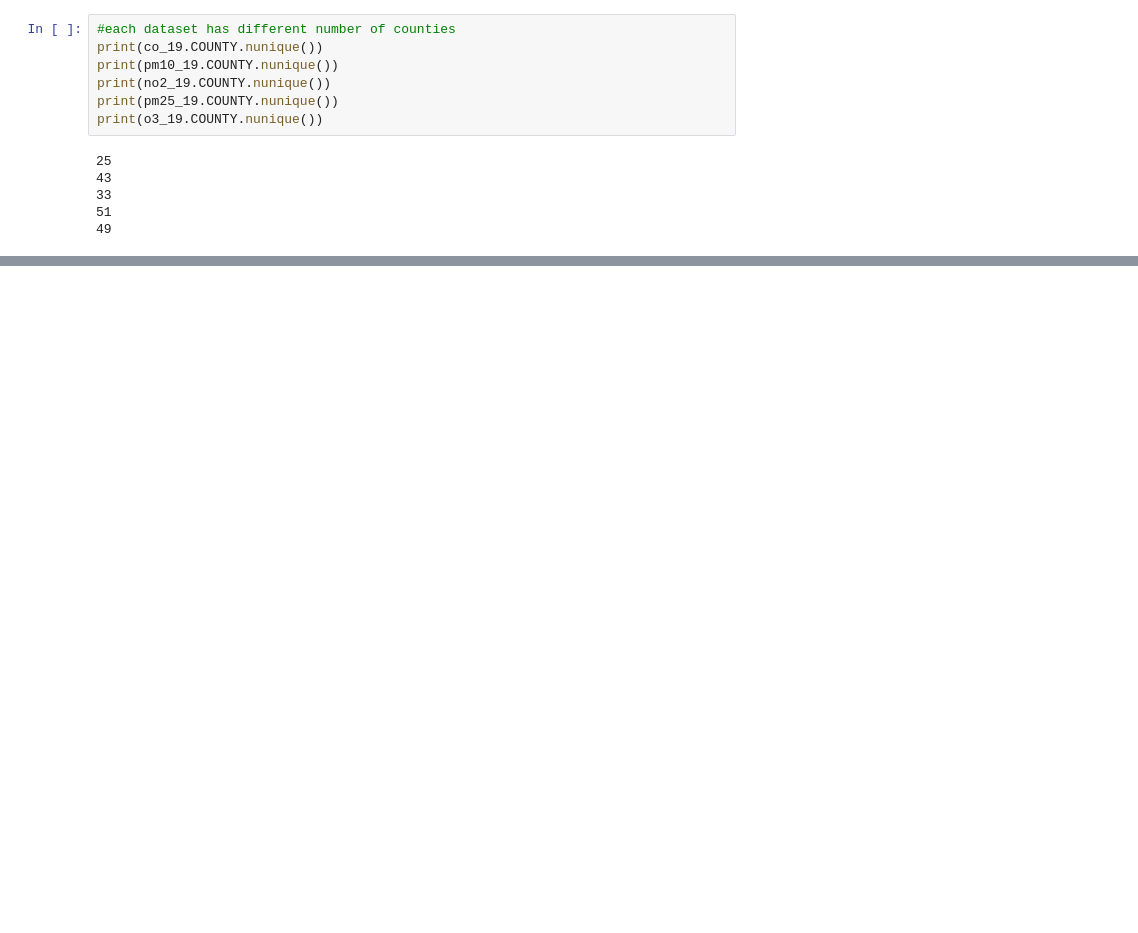
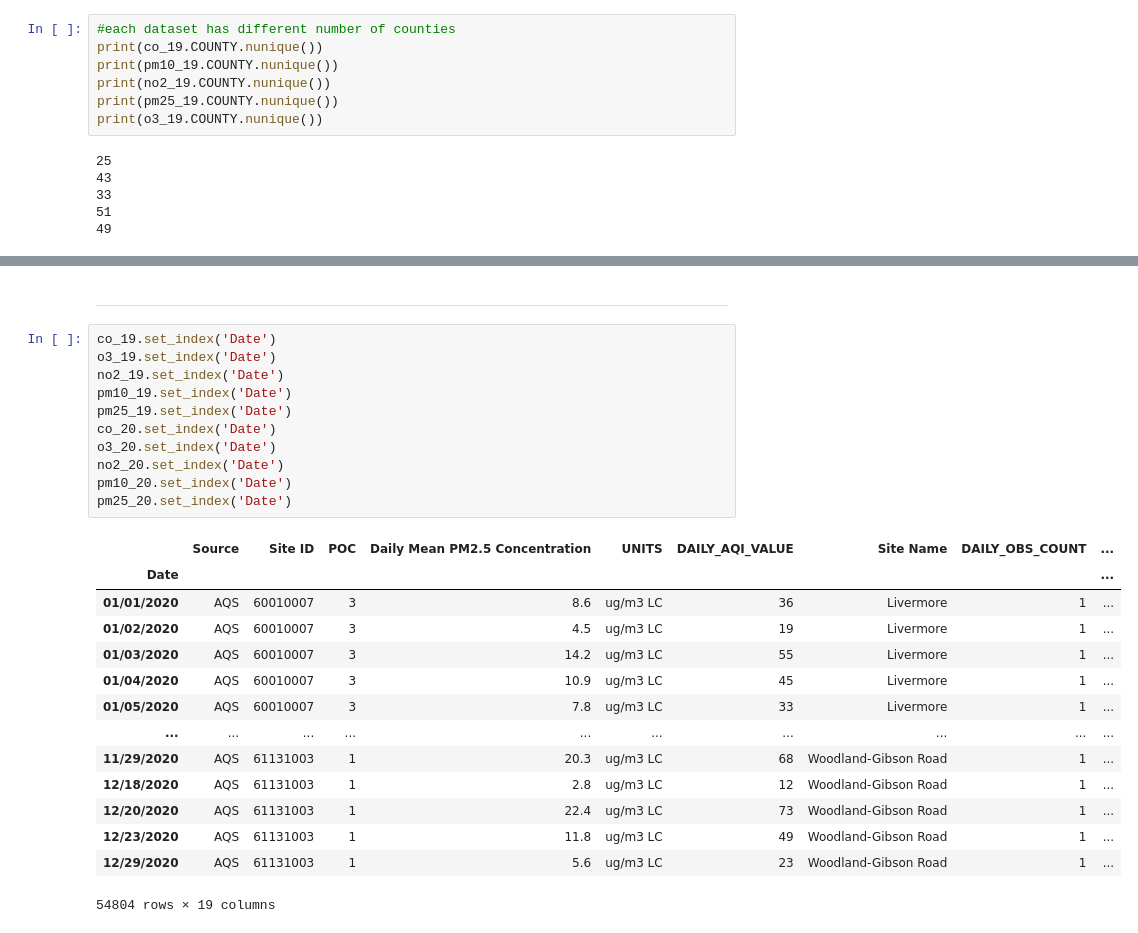
Before and after one commit to thekra-a/DS_capstone, a Jupyter notebook: data cleaning/AQ_data_cleaning.ipynb, the cells around one changed output, grey strips where cells are left out. Cells and saved outputs as stored; diff of their text form; blank space fills up the shorter version.

```diff
--- a/data cleaning/AQ_data_cleaning.ipynb
+++ b/data cleaning/AQ_data_cleaning.ipynb
@@ -66,0 +431,28 @@ new_df
+# %% [markdown]
+------------------------------------------------------------------------------------------------------------
+# %%
+co_19.set_index('Date')
+o3_19.set_index('Date')
+no2_19.set_index('Date')
+pm10_19.set_index('Date')
+pm25_19.set_index('Date')
+co_20.set_index('Date')
+o3_20.set_index('Date')
+no2_20.set_index('Date')
+pm10_20.set_index('Date')
+pm25_20.set_index('Date')
+# %% [output]
+|  | Source | Site ID | POC | Daily Mean PM2.5 Concentration | UNITS | DAILY_AQI_VALUE | Site Name | DAILY_OBS_COUNT | ... |
+| Date |  |  |  |  |  |  |  |  | ... |
+| 01/01/2020 | AQS | 60010007 | 3 | 8.6 | ug/m3 LC | 36 | Livermore | 1 | ... |
+| 01/02/2020 | AQS | 60010007 | 3 | 4.5 | ug/m3 LC | 19 | Livermore | 1 | ... |
+| 01/03/2020 | AQS | 60010007 | 3 | 14.2 | ug/m3 LC | 55 | Livermore | 1 | ... |
+| 01/04/2020 | AQS | 60010007 | 3 | 10.9 | ug/m3 LC | 45 | Livermore | 1 | ... |
+| 01/05/2020 | AQS | 60010007 | 3 | 7.8 | ug/m3 LC | 33 | Livermore | 1 | ... |
+| ... | ... | ... | ... | ... | ... | ... | ... | ... | ... |
+| 11/29/2020 | AQS | 61131003 | 1 | 20.3 | ug/m3 LC | 68 | Woodland-Gibson Road | 1 | ... |
+| 12/18/2020 | AQS | 61131003 | 1 | 2.8 | ug/m3 LC | 12 | Woodland-Gibson Road | 1 | ... |
+| 12/20/2020 | AQS | 61131003 | 1 | 22.4 | ug/m3 LC | 73 | Woodland-Gibson Road | 1 | ... |
+| 12/23/2020 | AQS | 61131003 | 1 | 11.8 | ug/m3 LC | 49 | Woodland-Gibson Road | 1 | ... |
+| 12/29/2020 | AQS | 61131003 | 1 | 5.6 | ug/m3 LC | 23 | Woodland-Gibson Road | 1 | ... |
+54804 rows × 19 columns
```
Also changed, not shown: parts of 45 cells of this notebook.
